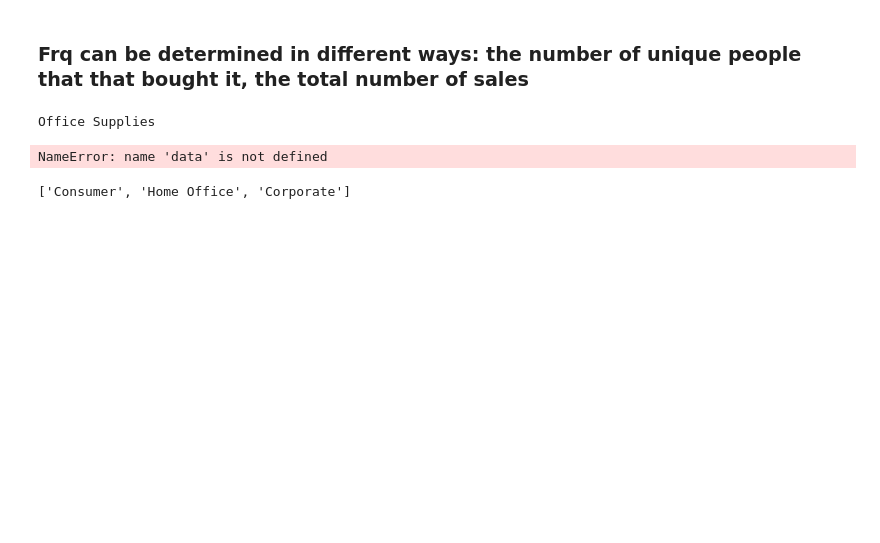
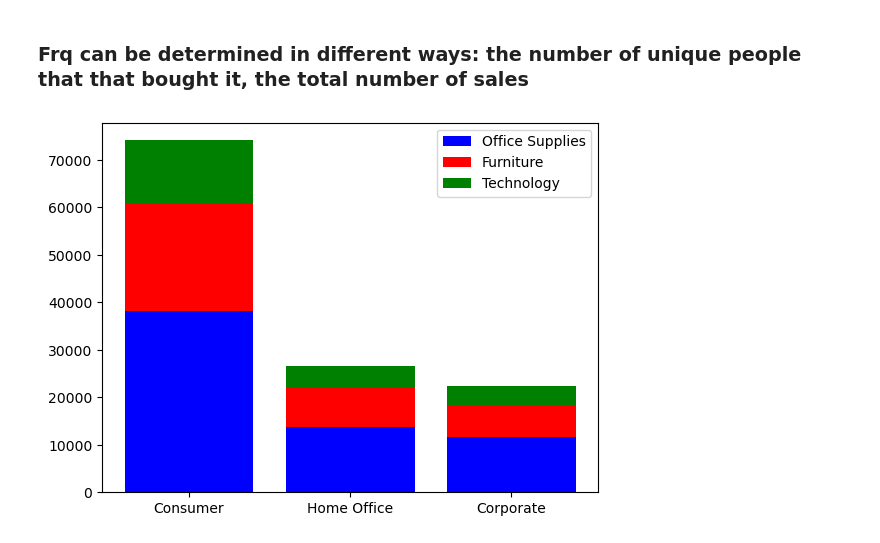
Before and after one commit to Abdullah-Bakhshov/overfitting_outlaws, a Jupyter notebook: Puchasing Patterns.ipynb, the cells around one changed output. Saved outputs shown, nothing was run; the diff lists cells and outputs as text; code cells hidden in the pictures; blank space fills up the shorter version.

Commit message:
graphs plotted working on model

```diff
--- a/Puchasing Patterns.ipynb
+++ b/Puchasing Patterns.ipynb
@@ -38,5 +39,3 @@ set(df.Segment.values.tolist())
 consumer_seg = df[df.Segment.eq("Consumer")]
 corporate_seg = df[df.Segment.eq("Corporate")]
 home_off_seg = df[df.Segment.eq("Home Office")]
-# %%
-for df in df.groupby("Segment")
@@ -45,8 +41,0 @@ SyntaxError: expected ':' (321380491.py, line 1)
-# %%
-for seg_name, seg_df in df.copy().groupby("Segment"):
-    total = 0
-    for prod_id, sub_df in seg_df.groupby("Product ID"):
-        print(prod_id, sum(sub_df.Quantity))
-        total += sum(sub_df.Quantity)
-
-    print(seg_name, total)
@@ -110,16 +53,6 @@ ValueError: setting an array element with a sequence. The requested array has an
+# %%
+y1 = np.array(list(getFrequencies(df[df.Segment.eq("Consumer")]).values()))
+y2 = np.array(list(getFrequencies(df[df.Segment.eq("Corporate")]).values()))
+y3 = np.array(list(getFrequencies(df[df.Segment.eq("Home Office")]).values()))
 # %% [markdown]
 ### Frq can be determined in different ways: the number of unique people that that bought it, the total number of sales
-# %%
-x = list(set(df.Segment.values.tolist()))
-for name, seg_df in df.groupby("Segment"):
-    freq_map = getFrequencies(seg_df)
-    for catg, count in freq_map.items():
-        print(catg)
-        print(sum(item[key_to_sum] for item in data if key_to_sum in item))
-# %% [output]
-Office Supplies
-NameError: name 'data' is not defined
-# %%
-x
-# %% [output]
-['Consumer', 'Home Office', 'Corporate']
@@ -127,0 +59,8 @@ def plotFrequecies(freq_map):
+# %%
+plt.bar(x, y1, color='b', label='Office Supplies')
+plt.bar(x, y2, bottom=y1, color='r', label='Furniture')
+plt.bar(x, y3, bottom=y1+y2, color='green', label='Technology')
+plt.legend()
+plt.show()
+# %% [output]
+[figure, added]
```
Also changed, not shown: parts of 16 cells of this notebook.
